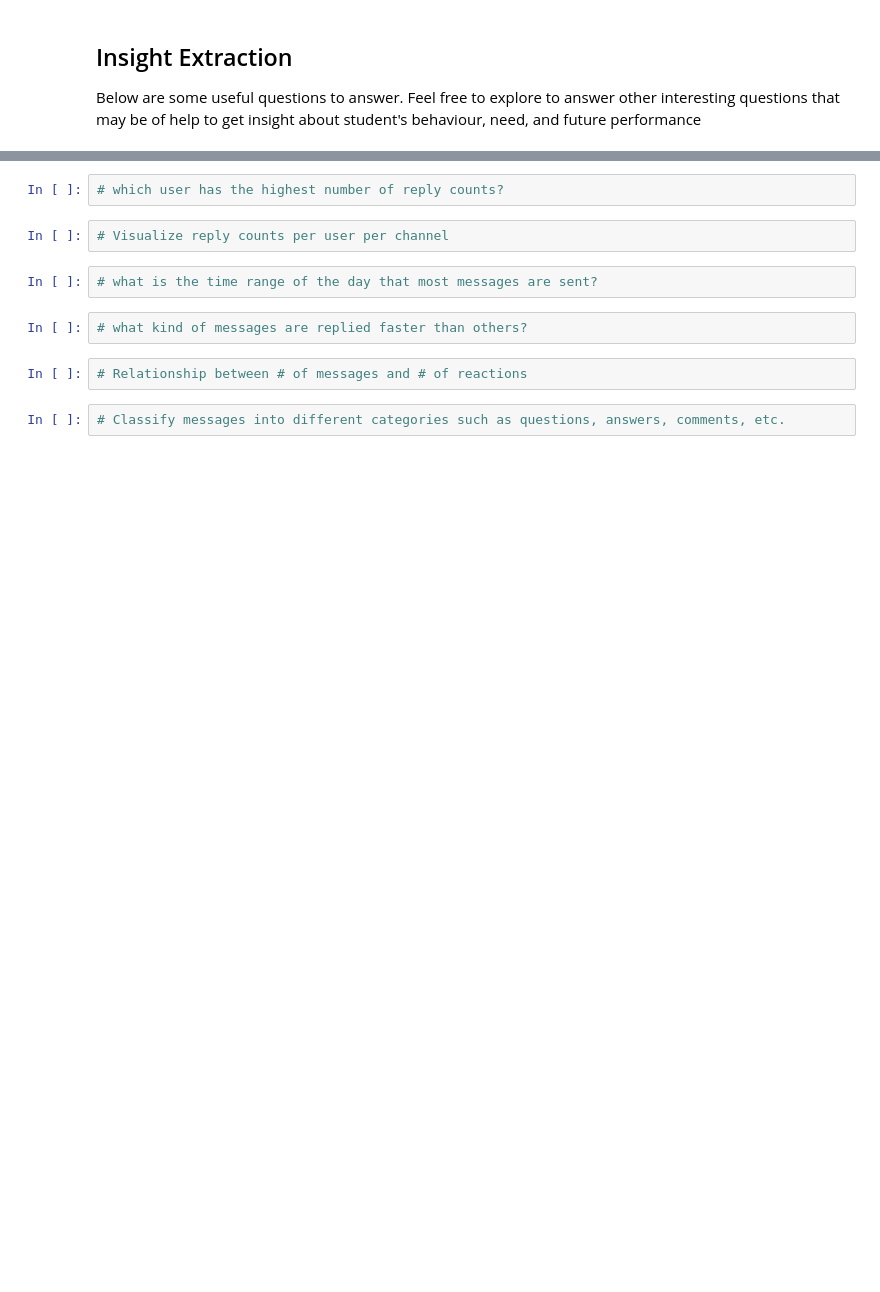
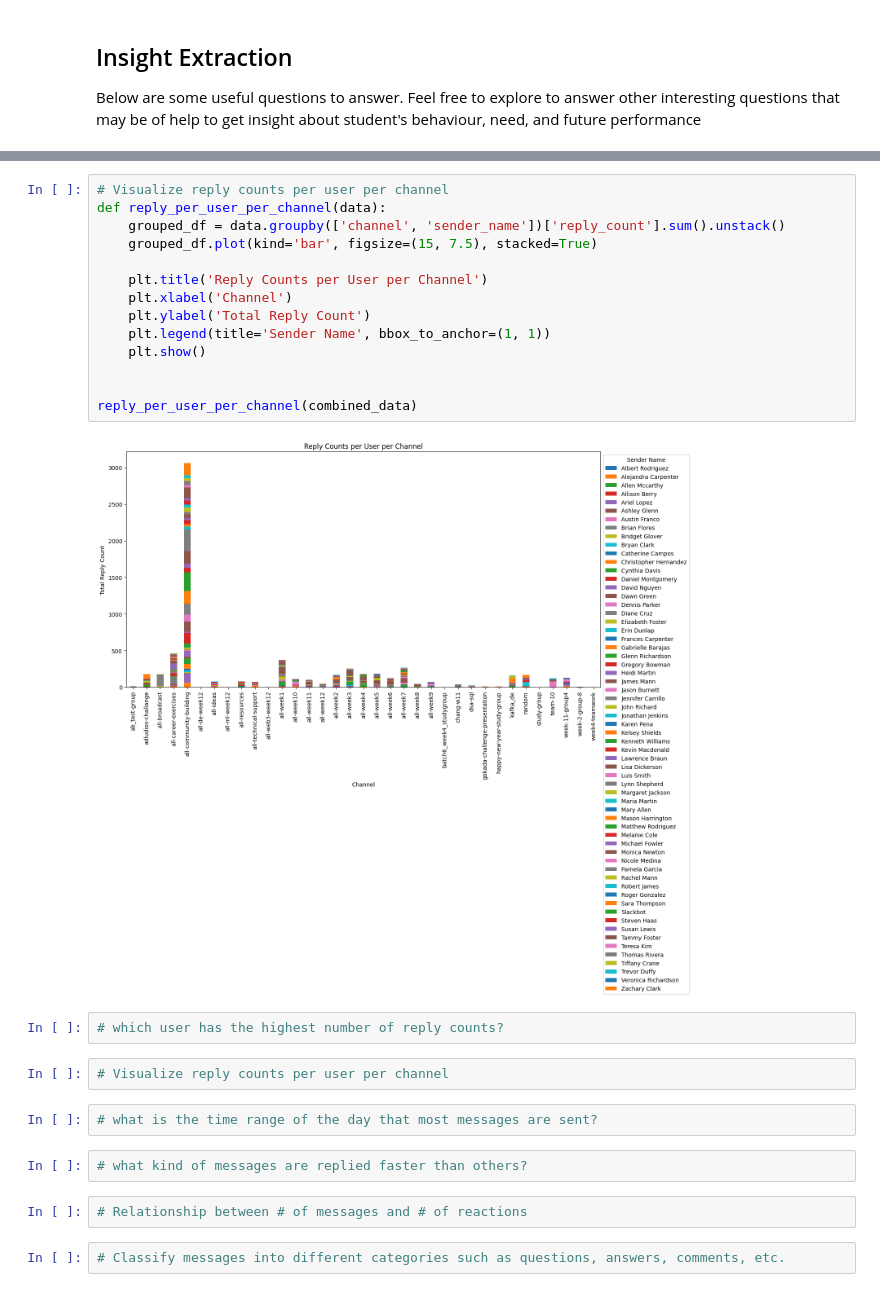
Before and after one commit to natybkl/Slack-Workspace-Data-Analysis, a Jupyter notebook: notebooks/parse_slack_data.ipynb, the cells around one changed output, grey strips where cells are left out. Cells and saved outputs as stored; diff of their text form; blank space fills up the shorter version.

```diff
--- a/notebooks/parse_slack_data.ipynb
+++ b/notebooks/parse_slack_data.ipynb
@@ -172,3 +264,19 @@ Below are some useful questions to answer. Feel free to explore to answer other
+# %%
+# Visualize reply counts per user per channel
+def reply_per_user_per_channel(data):
+    grouped_df = data.groupby(['channel', 'sender_name'])['reply_count'].sum().unstack()
+    grouped_df.plot(kind='bar', figsize=(15, 7.5), stacked=True)
+
+    plt.title('Reply Counts per User per Channel')
+    plt.xlabel('Channel')
+    plt.ylabel('Total Reply Count')
+    plt.legend(title='Sender Name', bbox_to_anchor=(1, 1))
+    plt.show()
+
+
+reply_per_user_per_channel(combined_data)
+# %% [output]
+[figure, added]
 # %%
 # which user has the highest number of reply counts?
 # %%
```
Also changed, not shown: parts of 6 cells of this notebook.
